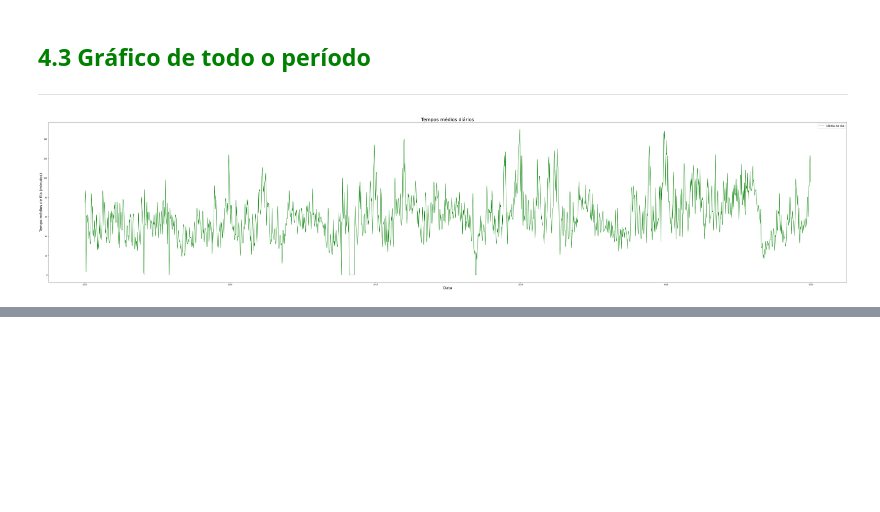
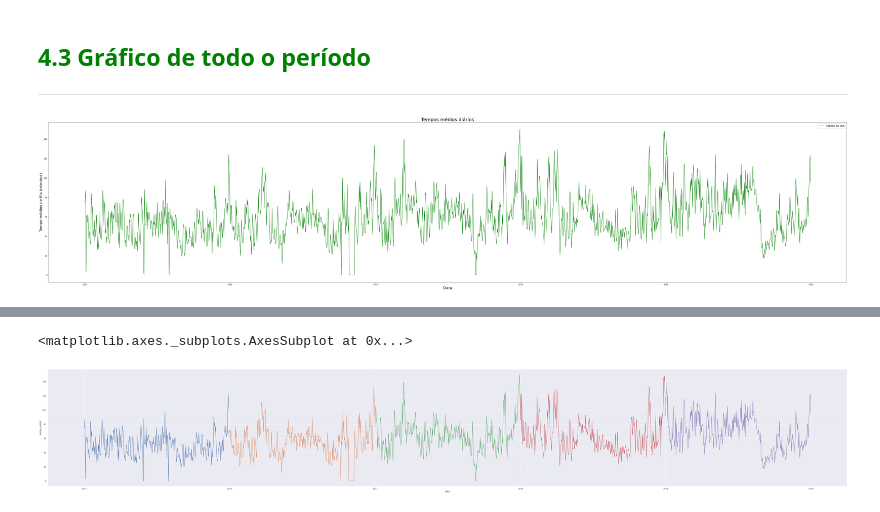
Before and after one commit to LuisFTacla/WDW_Attendance_Calculator, a Jupyter notebook: Analise_Rock_n_Roller_Coaster.ipynb, the cells around one changed output, grey strips where cells are left out. Drawn from its saved outputs; the diff is of its cells as text; code cells hidden in the pictures; blank space fills up the shorter version.

Commit message:
Gráfico dos 5 anos usando seaborn

```diff
--- a/Analise_Rock_n_Roller_Coaster.ipynb
+++ b/Analise_Rock_n_Roller_Coaster.ipynb
@@ -50,6 +50,8 @@ import scipy.interpolate as interpolate
 import matplotlib.pyplot as plt
 from datetime import datetime
 from datetime import timedelta
+import seaborn as sns
+sns.set_theme(style="darkgrid")
 # %%
 rrc = pd.read_csv('https://raw.githubusercontent.com/LuisFTacla/WDW_Attendance_Calculator/main/Dados/TouringPlans/Rides/Raw_Data/rock_n_rollercoaster.csv')
 # %%
@@ -778,3 +780,9 @@ def plot_cinco_anos():
 plot_cinco_anos()
 # %% [output]
 [figure]
+# %%
+RRC_15 = Medias_RocknRollerCoaster[0:365]
+RRC_16 = Medias_RocknRollerCoaster[365:731]
+RRC_17 = Medias_RocknRollerCoaster[731:1096]
+RRC_18 = Medias_RocknRollerCoaster[1096:1461]
+RRC_19 = Medias_RocknRollerCoaster[1461:]
@@ -780,0 +807,20 @@ plot_cinco_anos()
+# %%
+fig = plt.figure(figsize = (80,12))
+sns.lineplot(x = 'data',
+             y = 'tempo_medio',
+             data = RRC_15)
+sns.lineplot(x = 'data',
+             y = 'tempo_medio',
+             data = RRC_16)
+sns.lineplot(x = 'data',
+             y = 'tempo_medio',
+             data = RRC_17)
+sns.lineplot(x = 'data',
+             y = 'tempo_medio',
+             data = RRC_18)
+sns.lineplot(x = 'data',
+             y = 'tempo_medio',
+             data = RRC_19)
+# %% [output]
+<matplotlib.axes._subplots.AxesSubplot at 0x...>
+[figure, added]
```
Also changed, not shown: parts of 2 cells of this notebook.
